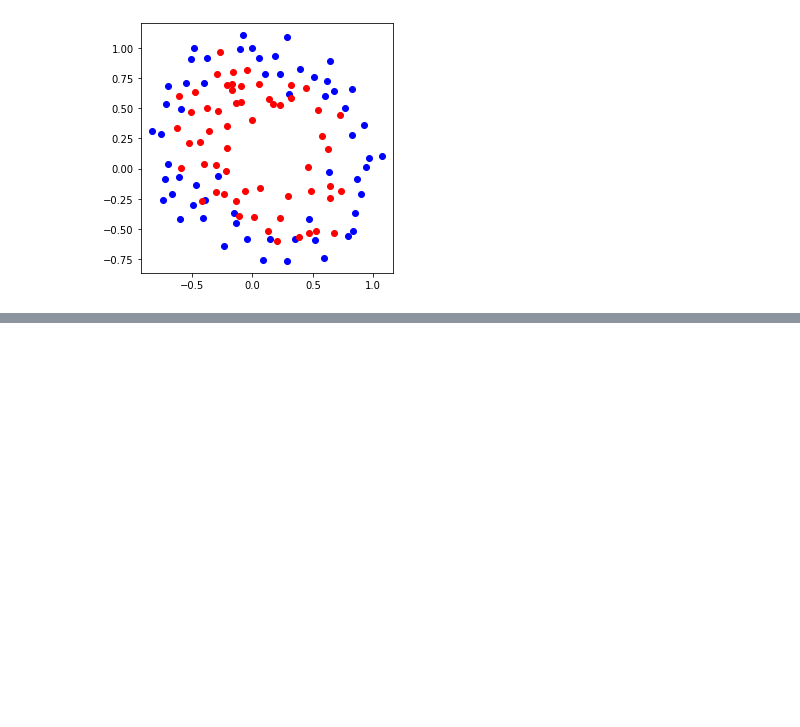
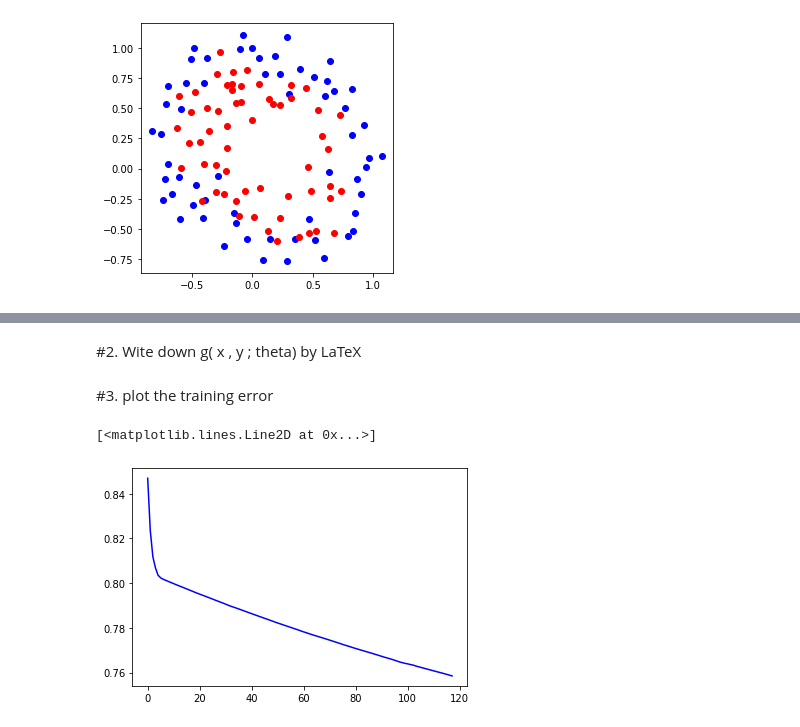
Before and after one commit to seyoung911/ClearWater, a Jupyter notebook: assignment06.ipynb, the cells around one changed output, grey strips where cells are left out. Saved outputs shown, nothing was run; the diff lists cells and outputs as text; code cells hidden in the pictures; blank space fills up the shorter version.

```diff
--- a/assignment06.ipynb
+++ b/assignment06.ipynb
@@ -37,0 +139,2 @@ plt.show()
+# %% [markdown]
+#2. Wite down g( x , y ; theta) by LaTeX
@@ -37,0 +143,8 @@ plt.show()
+# %% [markdown]
+#3. plot the training error
+# %%
+plt.figure()
+plt.plot([i for i in range(len(cost_List))],cost_List,color='blue')
+# %% [output]
+[<matplotlib.lines.Line2D at 0x...>]
+[figure, added]
```
Also changed, not shown: parts of 7 cells of this notebook.
